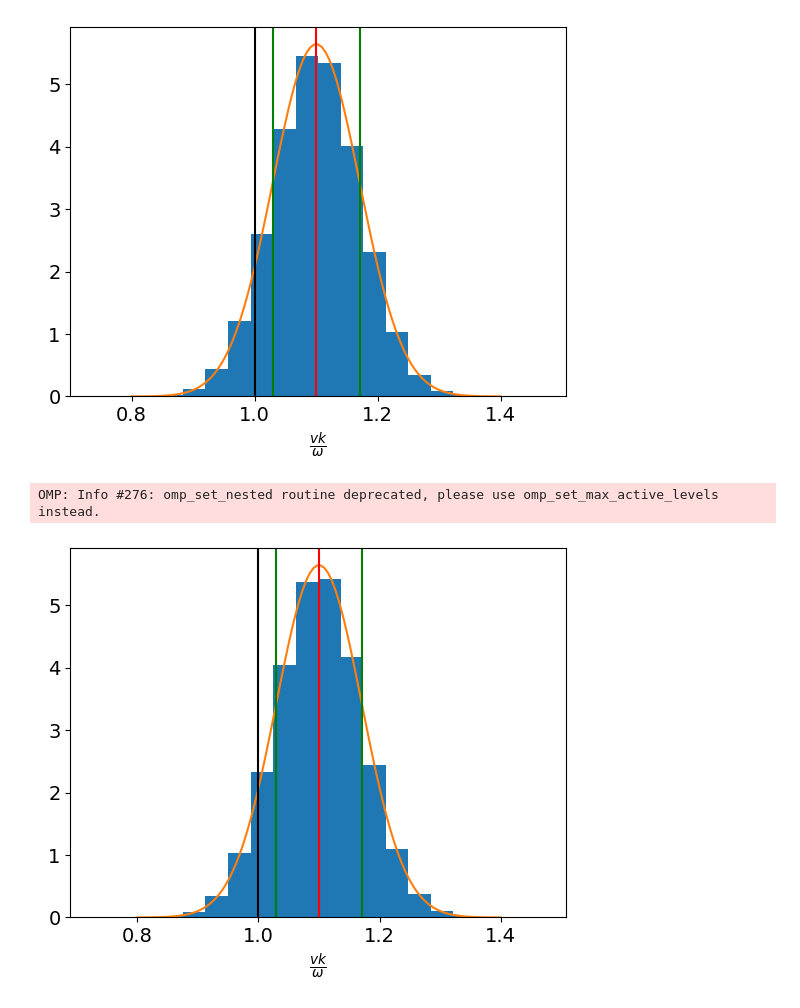
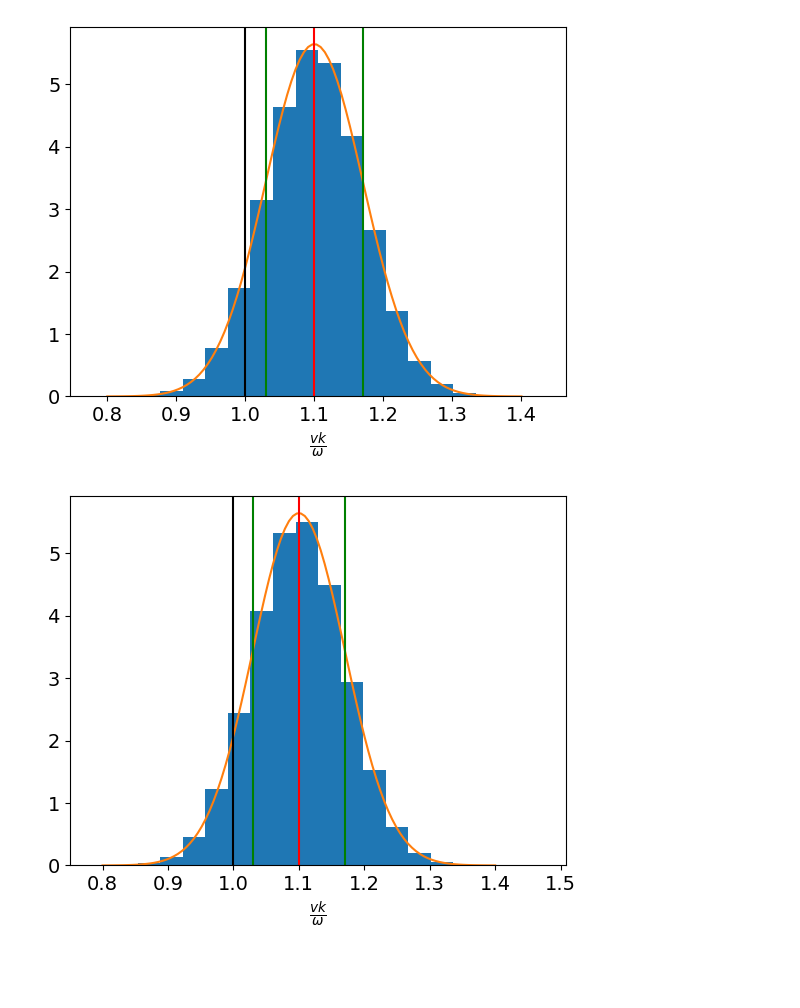
Before and after one commit to ejpaul/wisp_proto, a Jupyter notebook: examples/nonlinear_full_f_example.ipynb, the cells around one changed output. Saved outputs shown, nothing was run; the diff lists cells and outputs as text; code cells hidden in the pictures; blank space fills up the shorter version.

```diff
--- a/examples/nonlinear_full_f_example.ipynb
+++ b/examples/nonlinear_full_f_example.ipynb
@@ -14,22 +14,22 @@ from wisp.diagnostics import (
 )
 # %%
 sim_params = {
-    "E_c": 1e-12,  # initial E_c (cosine component)
-    "E_s": -1e-12,  # initial E_s (sine component)
-    "nb_over_ne": 5e-5,  # coupling constant
-    "n_steps": 5000,  # number of timesteps
+    "E_c": 1e-6,  # initial E_c (cosine component)
+    "E_s": -1e-6,  # initial E_s (sine component)
+    "nb_over_ne": 3e-5,  # coupling constant
+    "n_steps": 50000,  # number of timesteps
     "dt": 0.1,  # timestep (normalized by wave period)
-    "n_particles": 5000000,  # number of particles
+    "n_particles": 500000,  # number of particles
     "vb": 0.1,  # beam thermal velocity over wave phase velocity
     "ub": 1.1,  # beam flow velocity over wave phase velocity
     "splitting_method": "strang",  # 'strang' or 'trotter'
     "method": "nonlinear",  # 'linear' or 'nonlinear'
     "full_f": True,  # whether to use full distribution function (only for nonlinear)
 }
 
 fig, ax = plot_initial_velocity_distribution(sim_params)
 # %% [output]
-[figure, old version]
+[figure, new version]
 # %%
 sim_outputs = run_timestepping(sim_params)
 
@@ -38,8 +38,6 @@ E_s = sim_outputs["E_s"]
 x = sim_outputs["x"]
 v = sim_outputs["v"]
 w = sim_outputs["w"]
-# %% [output]
-OMP: Info #276: omp_set_nested routine deprecated, please use omp_set_max_active_levels instead.
 # %%
 
 fig, ax = plot_full_f_velocity_distribution(v, sim_params["ub"], sim_params["vb"])
@@ -50,7 +48,7 @@ E_amp_hist = sim_outputs["E_amp_hist"]
 phi_hist = sim_outputs["phi_hist"]
 time = sim_outputs["time"]
 # %% [output]
-[figure, old version]
+[figure, new version]
 # %%
 gamma = compute_gamma(sim_params)
 
```
Also changed, not shown: parts of 2 cells of this notebook, 5 other files.
